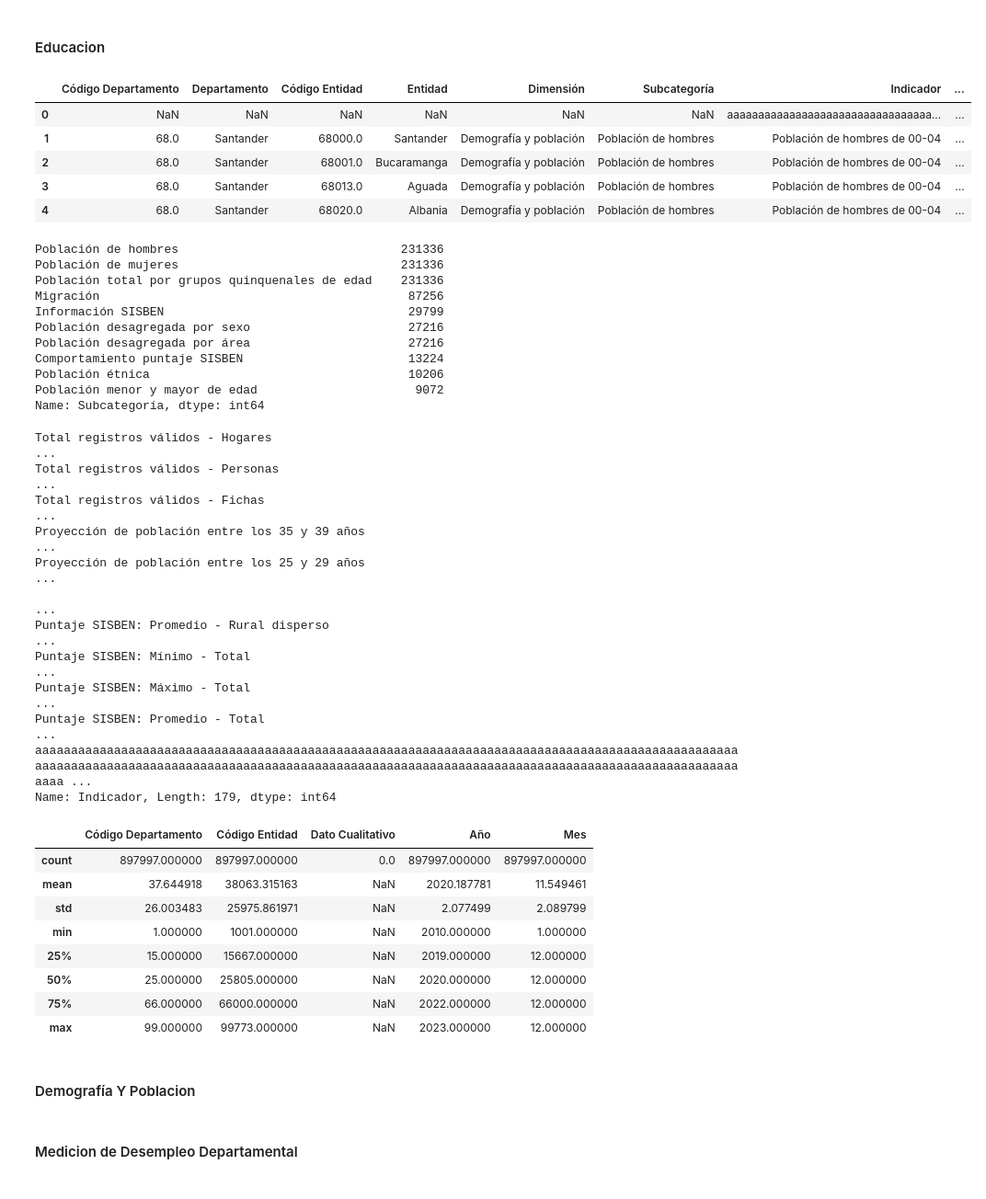
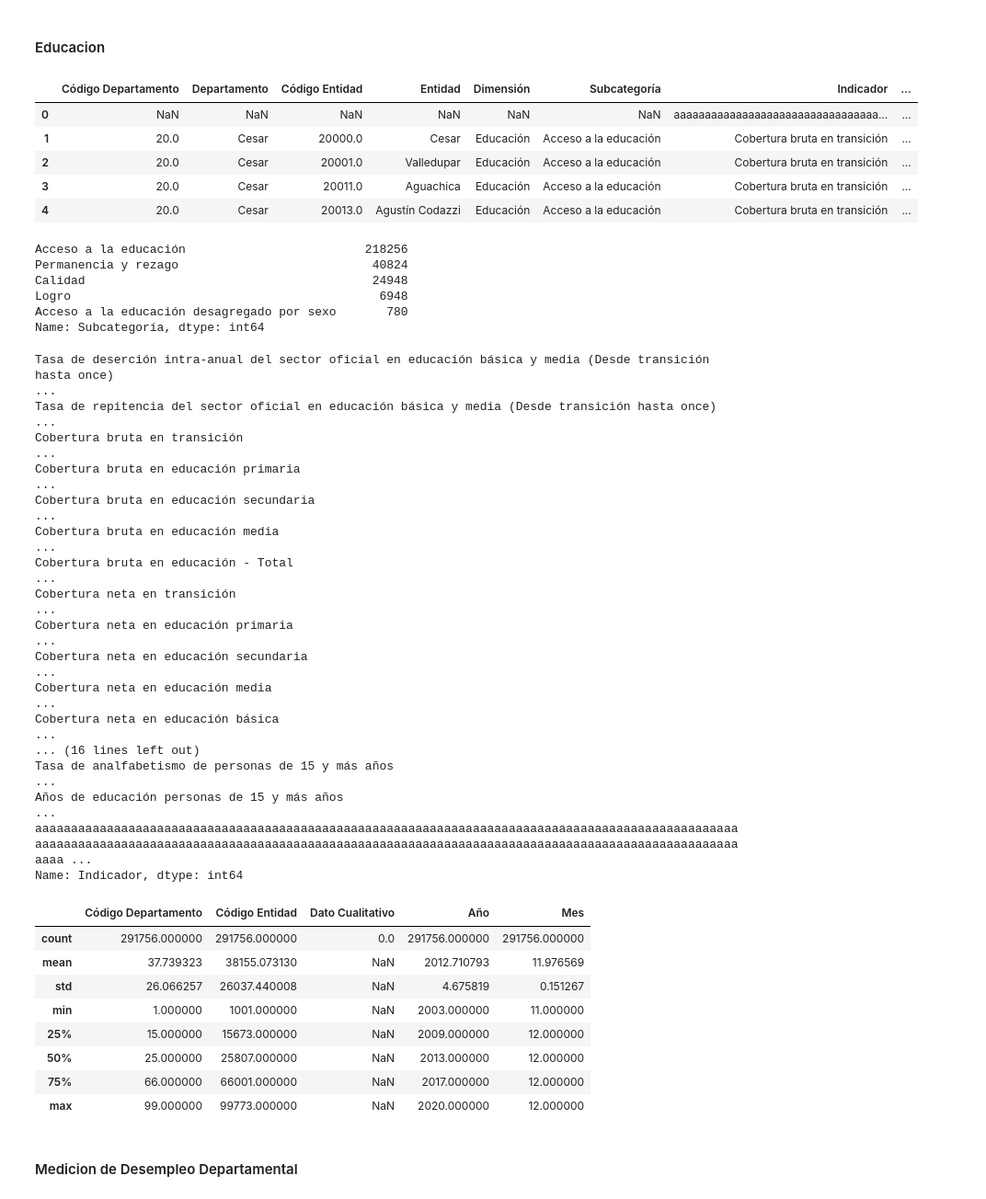
Before and after one commit to BI-G15/Proyecto2, a Jupyter notebook: Proyecto2.ipynb, the cells around one changed output. Shown at 92% size. Cells and saved outputs as stored; diff of their text form; code cells hidden in the pictures.

```diff
--- a/Proyecto2.ipynb
+++ b/Proyecto2.ipynb
@@ -518,38 +547,38 @@ df_poblacion.describe()
 # %% [markdown]
 #### Educacion
 # %%
-df_poblacion.head()
+df_educacion.head()
 # %% [output]
 |  | Código Departamento | Departamento | Código Entidad | Entidad | Dimensión | Subcategoría | Indicador | ... |
 | 0 | NaN | NaN | NaN | NaN | NaN | NaN | aaaaaaaaaaaaaaaaaaaaaaaaaaaaaaaaa... | ... |
-| 1 | 68.0 | Santander | 68000.0 | Santander | Demografía y población | Población de hombres | Población de hombres de 00-04 | ... |
-| 2 | 68.0 | Santander | 68001.0 | Bucaramanga | Demografía y población | Población de hombres | Población de hombres de 00-04 | ... |
-| 3 | 68.0 | Santander | 68013.0 | Aguada | Demografía y población | Población de hombres | Población de hombres de 00-04 | ... |
-| 4 | 68.0 | Santander | 68020.0 | Albania | Demografía y población | Población de hombres | Población de hombres de 00-04 | ... |
+| 1 | 20.0 | Cesar | 20000.0 | Cesar | Educación | Acceso a la educación | Cobertura bruta en transición | ... |
+| 2 | 20.0 | Cesar | 20001.0 | Valledupar | Educación | Acceso a la educación | Cobertura bruta en transición | ... |
+| 3 | 20.0 | Cesar | 20011.0 | Aguachica | Educación | Acceso a la educación | Cobertura bruta en transición | ... |
+| 4 | 20.0 | Cesar | 20013.0 | Agustín Codazzi | Educación | Acceso a la educación | Cobertura bruta en transición | ... |
 # %%
-df_poblacion["Subcategoría"].value_counts()
+df_educacion["Subcategoría"].value_counts()
 # %% [output]
-Población de hombres                               231336
-Población de mujeres                               231336
-Población total por grupos quinquenales de edad    231336
-Migración                                           87256
-Información SISBEN                                  29799
-Población desagregada por sexo                      27216
-Población desagregada por área                      27216
-Comportamiento puntaje SISBEN                       13224
-Población étnica                                    10206
-Población menor y mayor de edad                      9072
+Acceso a la educación                         218256
+Permanencia y rezago                           40824
+Calidad                                        24948
+Logro                                           6948
+Acceso a la educación desagregado por sexo       780
 Name: Subcategoría, dtype: int64
 # %%
-df_poblacion["Indicador"].value_counts()
+df_educacion["Indicador"].value_counts()
 # %% [output]
-Total registros válidos - Hogares                                                                                                                                                                        ...
-Total registros válidos - Personas                                                                                                                                                                       ...
-Total registros válidos - Fichas                                                                                                                                                                         ...
-Proyección de población entre los 35 y 39 años                                                                                                                                                           ...
-Proyección de población entre los 25 y 29 años                                                                                                                                                           ...
-                                                                                                                                                                                                         ...
-Puntaje SISBEN: Promedio - Rural disperso                                                                                                                                                                ...
-Puntaje SISBEN: Mínimo - Total                                                                                                                                                                           ...
-Puntaje SISBEN: Máximo - Total                                                                                                                                                                           ...
-Puntaje SISBEN: Promedio - Total                                                                                                                                                                         ...
+Tasa de deserción intra-anual del sector oficial en educación básica y media (Desde transición hasta once)                                                                                               ...
+Tasa de repitencia del sector oficial en educación básica y media (Desde transición hasta once)                                                                                                          ...
+Cobertura bruta en transición                                                                                                                                                                            ...
+Cobertura bruta en educación primaria                                                                                                                                                                    ...
+Cobertura bruta en educación secundaria                                                                                                                                                                  ...
+Cobertura bruta en educación media                                                                                                                                                                       ...
+Cobertura bruta en educación - Total                                                                                                                                                                     ...
+Cobertura neta en transición                                                                                                                                                                             ...
+Cobertura neta en educación primaria                                                                                                                                                                     ...
+Cobertura neta en educación secundaria                                                                                                                                                                   ...
+Cobertura neta en educación media                                                                                                                                                                        ...
+Cobertura neta en educación básica                                                                                                                                                                       ...
+... (16 lines left out)
+Tasa de analfabetismo de personas de 15 y más años                                                                                                                                                       ...
+Años de educación personas de 15 y más años                                                                                                                                                              ...
@@ -557,18 +586,16 @@ aaaaaaaaaaaaaaaaaaaaaaaaaaaaaaaaaaaaaaaaaaaaaaaaaaaaaaaaaaaaaaaaaaaaaaaaaaaaaaaa
-Name: Indicador, Length: 179, dtype: int64
+Name: Indicador, dtype: int64
 # %%
-df_poblacion.describe()
+df_educacion.describe()
 # %% [output]
 |  | Código Departamento | Código Entidad | Dato Cualitativo | Año | Mes |
-| count | 897997.000000 | 897997.000000 | 0.0 | 897997.000000 | 897997.000000 |
-| mean | 37.644918 | 38063.315163 | NaN | 2020.187781 | 11.549461 |
-| std | 26.003483 | 25975.861971 | NaN | 2.077499 | 2.089799 |
-| min | 1.000000 | 1001.000000 | NaN | 2010.000000 | 1.000000 |
-| 25% | 15.000000 | 15667.000000 | NaN | 2019.000000 | 12.000000 |
-| 50% | 25.000000 | 25805.000000 | NaN | 2020.000000 | 12.000000 |
-| 75% | 66.000000 | 66000.000000 | NaN | 2022.000000 | 12.000000 |
-| max | 99.000000 | 99773.000000 | NaN | 2023.000000 | 12.000000 |
+| count | 291756.000000 | 291756.000000 | 0.0 | 291756.000000 | 291756.000000 |
+| mean | 37.739323 | 38155.073130 | NaN | 2012.710793 | 11.976569 |
+| std | 26.066257 | 26037.440008 | NaN | 4.675819 | 0.151267 |
+| min | 1.000000 | 1001.000000 | NaN | 2003.000000 | 11.000000 |
+| 25% | 15.000000 | 15673.000000 | NaN | 2009.000000 | 12.000000 |
+| 50% | 25.000000 | 25807.000000 | NaN | 2013.000000 | 12.000000 |
+| 75% | 66.000000 | 66001.000000 | NaN | 2017.000000 | 12.000000 |
+| max | 99.000000 | 99773.000000 | NaN | 2020.000000 | 12.000000 |
-# %% [markdown]
-#### Demografía Y Poblacion
 # %% [markdown]
 #### Medicion de Desempleo Departamental
 # %%
```
Also changed, not shown: parts of 15 cells of this notebook.
